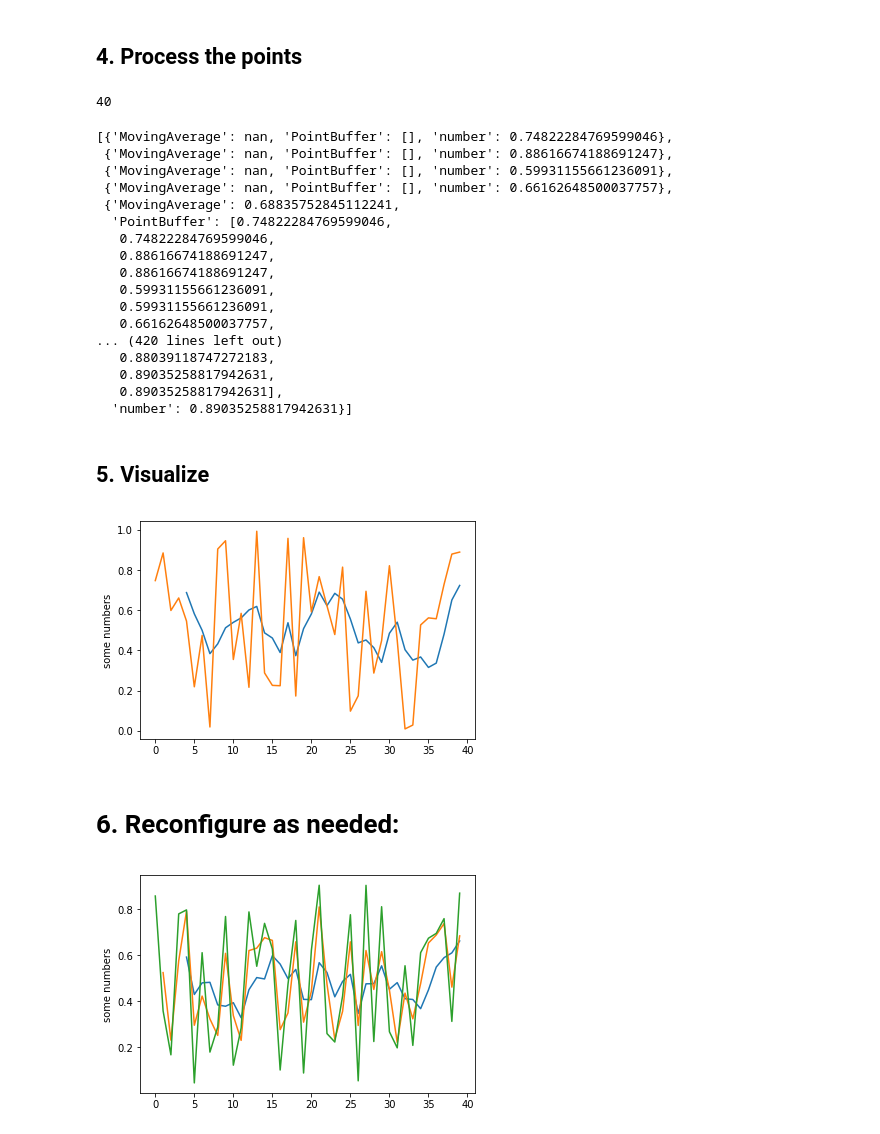
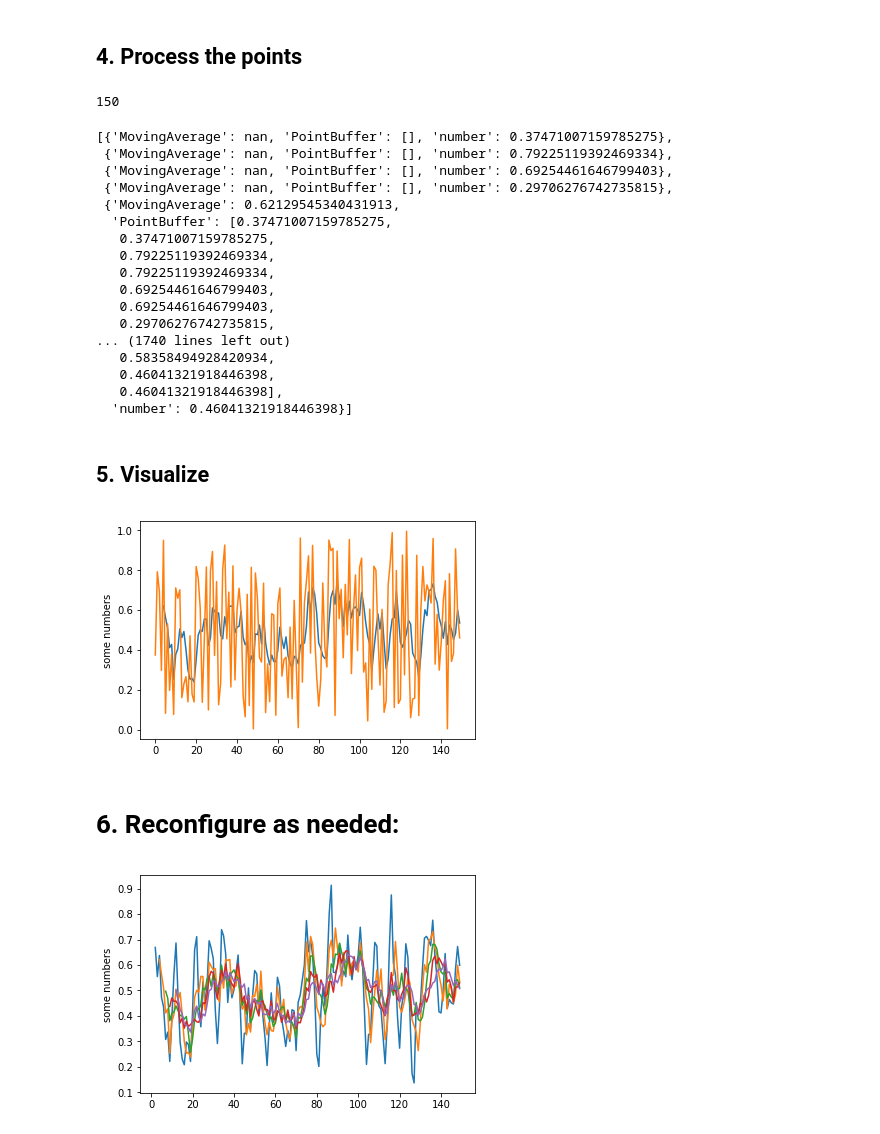
Before and after one commit to JustinGirard/processingNetwork, a Jupyter notebook: roughNotebooks/BasicDataProcessing.ipynb, the cells around one changed output. Drawn from its saved outputs; the diff is of its cells as text; code cells hidden in the pictures.

```diff
--- a/roughNotebooks/BasicDataProcessing.ipynb
+++ b/roughNotebooks/BasicDataProcessing.ipynb
@@ -8,6 +8,6 @@ from processingNetwork.ProcessingNode import ProcessingNode
 ## 1 First we will generate some data we want to process
 # %%
 import numpy as np
-data = np.random.rand(40,1)
+data = np.random.rand(150,1)
 data
 # %% [output]
@@ -88,27 +88,27 @@ for p in data:
     features.append(feature)
 print(len(features))
 # %% [output]
-40
+150
 # %%
 features
 # %% [output]
-[{'MovingAverage': nan, 'PointBuffer': [], 'number': 0.74822284769599046},
- {'MovingAverage': nan, 'PointBuffer': [], 'number': 0.88616674188691247},
- {'MovingAverage': nan, 'PointBuffer': [], 'number': 0.59931155661236091},
- {'MovingAverage': nan, 'PointBuffer': [], 'number': 0.66162648500037757},
- {'MovingAverage': 0.68835752845112241,
-  'PointBuffer': [0.74822284769599046,
-   0.74822284769599046,
-   0.88616674188691247,
-   0.88616674188691247,
-   0.59931155661236091,
-   0.59931155661236091,
-   0.66162648500037757,
-... (420 lines left out)
-   0.88039118747272183,
-   0.89035258817942631,
-   0.89035258817942631],
-  'number': 0.89035258817942631}]
+[{'MovingAverage': nan, 'PointBuffer': [], 'number': 0.37471007159785275},
+ {'MovingAverage': nan, 'PointBuffer': [], 'number': 0.79225119392469334},
+ {'MovingAverage': nan, 'PointBuffer': [], 'number': 0.69254461646799403},
+ {'MovingAverage': nan, 'PointBuffer': [], 'number': 0.29706276742735815},
+ {'MovingAverage': 0.62129545340431913,
+  'PointBuffer': [0.37471007159785275,
+   0.37471007159785275,
+   0.79225119392469334,
+   0.79225119392469334,
+   0.69254461646799403,
+   0.69254461646799403,
+   0.29706276742735815,
+... (1740 lines left out)
+   0.58358494928420934,
+   0.46041321918446398,
+   0.46041321918446398],
+  'number': 0.46041321918446398}]
 # %% [markdown]
 ## 5. Visualize
 # %%
@@ -122,42 +122,41 @@ plt.plot(df['number'])
 plt.ylabel('some numbers')
 plt.show()
 # %% [output]
-[figure, old version]
+[figure, new version]
 # %% [markdown]
 # 6. Reconfigure as needed:
 # %%
 p_def = {}
 
-for i in range(1,20):
+for i in range(5,30,5):
 
     si = str(i)
-    p_def['PointBuffer'+ str(i)]= {'name':'PointBuffer',
+    p_def['PointBuffer'+ str(i)]= {'name':'PointBuffer'+ str(i),
                  'type': PointBuffer,
-                 'settings':{'points':10, 'input':'number'}, ######## NOTE: Setting points to 10
+                 'settings':{'points':i, 'input':'number'}, ######## NOTE: Setting points to 10
                  'dependencies':[]}
 
 
-    p_def['MovingAverage']= {'name':'MovingAverage',
+    p_def['MovingAverage'+ str(i)]= {'name':'MovingAverage'+ str(i),
                  'type': MovingAverage,
                  'settings':{},
-                 'dependencies':['PointBuffer']}
+                 'dependencies':['PointBuffer'+ str(i)]}
 
 
 pn = ProcessingNetwork(p_def)
 
 features = []
 for p in data:
     feature = {'number' : p[0]}
     feature = pn.process(feature)
     features.append(feature)
 
 df = pd.DataFrame(features)
 
-plt.plot(df['MovingAverage'])
-plt.plot(df['MovingAverage2'])
-plt.plot(df['number'])
+for i in  range(5,30,5):
+    plt.plot(df['MovingAverage'+ str(i)])
 
 plt.ylabel('some numbers')
 plt.show()
 # %% [output]
-[figure, old version]
+[figure, new version]
```
Also changed, not shown: parts of 1 cell of this notebook.
